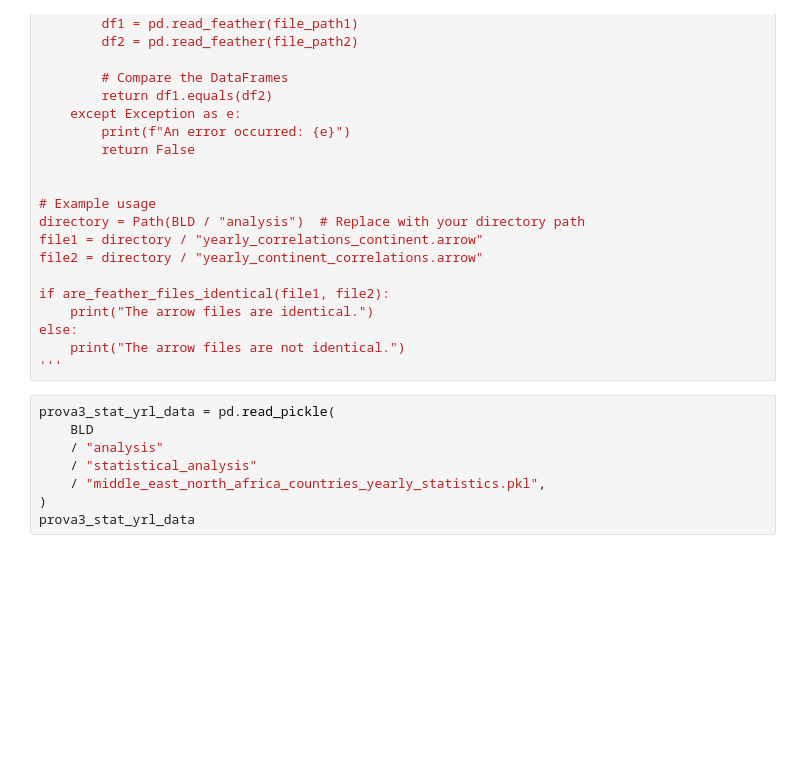
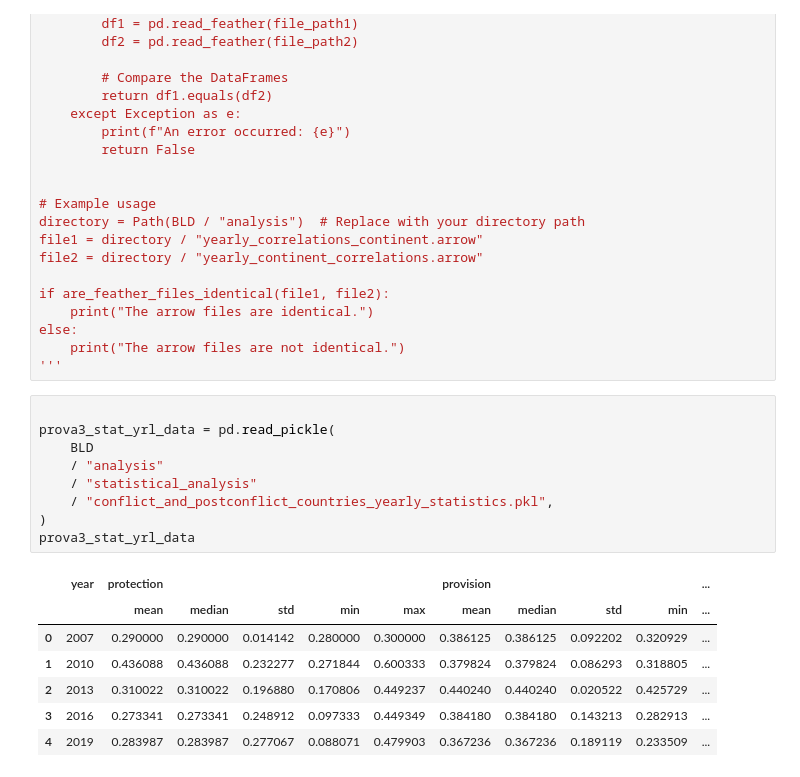
Before and after one commit to sergeimolinari/IDOS-PPP, a Jupyter notebook: src/idos_ppp/data_management/try.ipynb, the cells around one changed output. Cells and saved outputs as stored; diff of their text form; blank space fills up the shorter version.

```diff
--- a/src/idos_ppp/data_management/try.ipynb
+++ b/src/idos_ppp/data_management/try.ipynb
@@ -152,10 +204,19 @@ else:
     print("The arrow files are not identical.")
 '''
 # %%
+
 prova3_stat_yrl_data = pd.read_pickle(
     BLD
     / "analysis"
     / "statistical_analysis"
-    / "middle_east_north_africa_countries_yearly_statistics.pkl",
+    / "conflict_and_postconflict_countries_yearly_statistics.pkl",
 )
 prova3_stat_yrl_data
+# %% [output]
+|  | year | protection |  |  |  |  | provision |  |  |  | ... |
+|  |  | mean | median | std | min | max | mean | median | std | min | ... |
+| 0 | 2007 | 0.290000 | 0.290000 | 0.014142 | 0.280000 | 0.300000 | 0.386125 | 0.386125 | 0.092202 | 0.320929 | ... |
+| 1 | 2010 | 0.436088 | 0.436088 | 0.232277 | 0.271844 | 0.600333 | 0.379824 | 0.379824 | 0.086293 | 0.318805 | ... |
+| 2 | 2013 | 0.310022 | 0.310022 | 0.196880 | 0.170806 | 0.449237 | 0.440240 | 0.440240 | 0.020522 | 0.425729 | ... |
+| 3 | 2016 | 0.273341 | 0.273341 | 0.248912 | 0.097333 | 0.449349 | 0.384180 | 0.384180 | 0.143213 | 0.282913 | ... |
+| 4 | 2019 | 0.283987 | 0.283987 | 0.277067 | 0.088071 | 0.479903 | 0.367236 | 0.367236 | 0.189119 | 0.233509 | ... |
```
Also changed, not shown: parts of 6 cells of this notebook, 3 other files.
